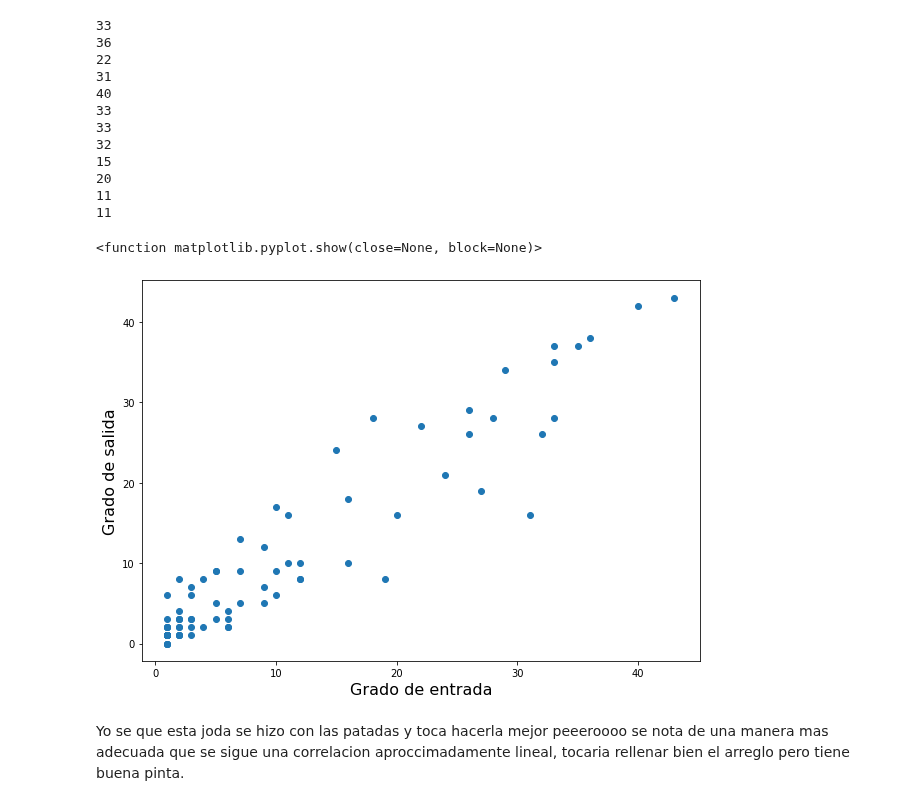
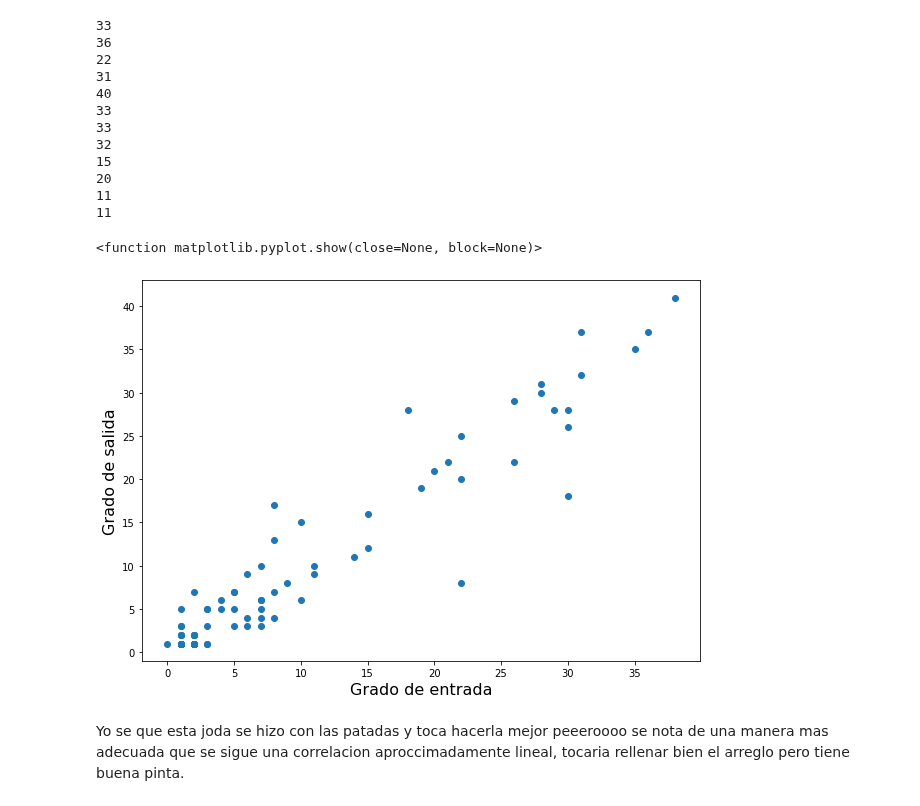
Before and after one commit to saramirezva/Tesis-congestion-Bogota, a Jupyter notebook: Red_completa_Bogota.ipynb, the cells around one changed output. Saved outputs shown, nothing was run; the diff lists cells and outputs as text; code cells hidden in the pictures.

```diff
--- a/Red_completa_Bogota.ipynb
+++ b/Red_completa_Bogota.ipynb
@@ -820,13 +909,13 @@ for i in y1_in:
 # %%
 # Correlacion
 plt.figure(figsize = (10, 7))
-plt.plot(y1_in, y1_out+[0,0,0,0], 'o')
+plt.plot(y1_in+[0], y1_out, 'o')
 plt.xlabel('Grado de entrada', fontsize=16)
 plt.ylabel('Grado de salida', fontsize=16)
 plt.show
 # %% [output]
 <function matplotlib.pyplot.show(close=None, block=None)>
-[figure, old version]
+[figure, new version]
 # %% [markdown]
 Yo se que esta joda se hizo con las patadas y toca hacerla mejor peeeroooo se nota de una manera mas adecuada que se sigue una correlacion aproccimadamente lineal, tocaria rellenar bien el arreglo pero tiene buena pinta.
 # %% [markdown]
```
Also changed, not shown: parts of 80 cells of this notebook.
